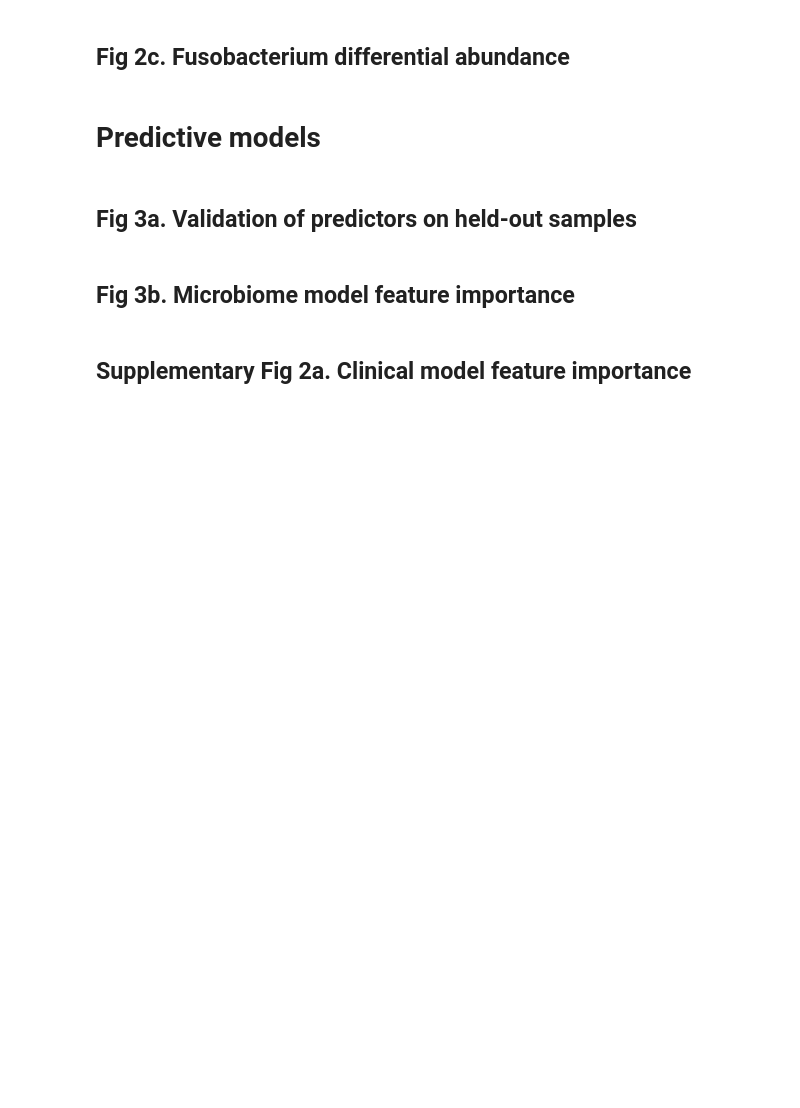
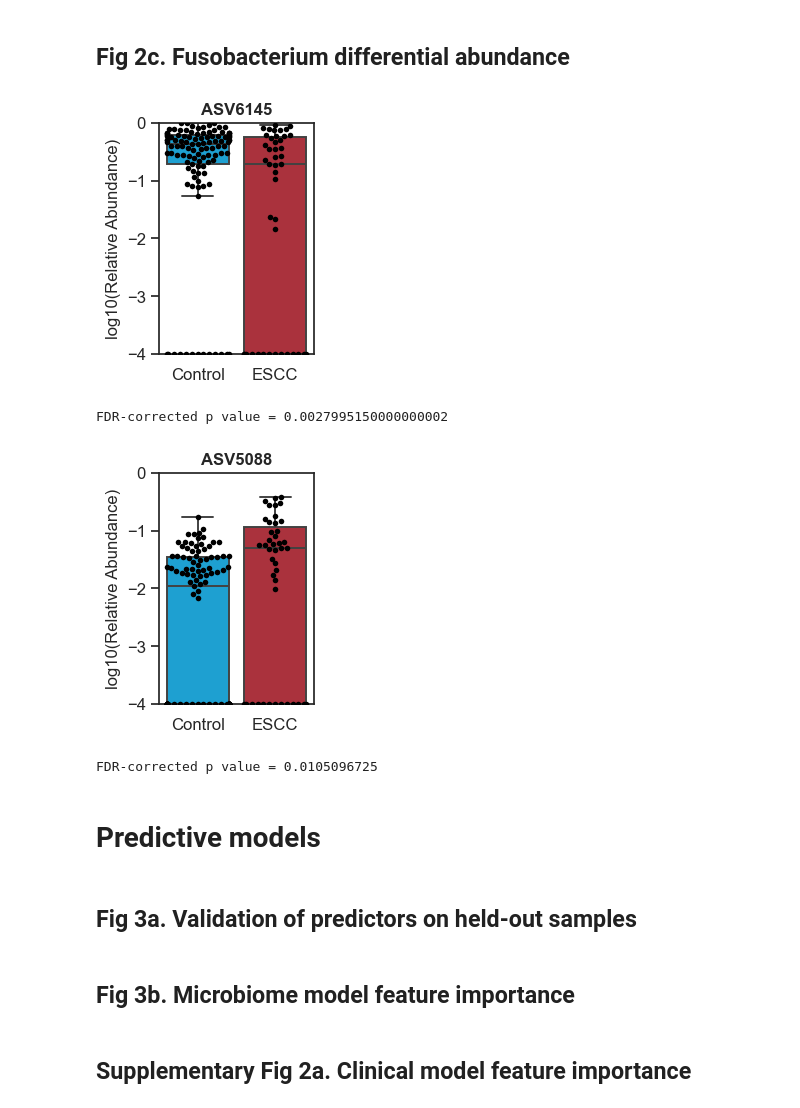
Before and after one commit to korem-lab/ESCC_microbiome_16S_analysis, a Jupyter notebook: ESCC_microbiome_16S_analysis.ipynb, the cells around one changed output. Cells and saved outputs as stored; diff of their text form; code cells hidden in the pictures; blank space fills up the shorter version.

```diff
--- a/ESCC_microbiome_16S_analysis.ipynb
+++ b/ESCC_microbiome_16S_analysis.ipynb
@@ -228,0 +271,5 @@ plt.show()
+# %%
+for result in corncob_risk_batch_adj.iterrows():
+    taxa = result[0]
+    taxa_boxplot(feature_ra,taxa)
+    print(f"FDR-corrected p value = {result[1]["fdr_corrected"]}")
@@ -229,5 +287,28 @@ plt.show()
 # %% [markdown]
 ## Fig 2c. Fusobacterium differential abundance
+# %%
+corncob_batch_fuso = pd.read_csv("corncob/corncob_results_batch_fusobacterium.csv",index_col=0)
+corncob_risk_fuso = pd.read_csv("corncob/corncob_results_risk_fusobacterium.csv",index_col=0)
+# %%
+batch_sig_fuso = corncob_batch_fuso[corncob_batch_fuso["p_fdr"] < 0.1].index # less stringent
+corncob_risk_sig_fuso = corncob_risk_fuso.loc[batch_sig_fuso].dropna(axis = 0).drop("p_fdr",axis=1)
+corncob_risk_sig_fuso["fdr_corrected"] = fdrcorrection(corncob_risk_sig_fuso["Pr(>|t|)"],alpha=0.05)[1]
+corncob_risk_batch_adj_fuso = corncob_risk_sig_fuso.loc[corncob_risk_sig_fuso["fdr_corrected"] < 0.05,:].sort_values(by='fdr_corrected')
+corncob_risk_batch_adj_fuso = corncob_risk_batch_adj_fuso.join(taxonomy[["Genus","Species"]])
+# %%
+fuso_ASVs = taxonomy[taxonomy["Genus"] == "Fusobacterium"].index.intersection(feature_ra_filtered.columns)
+fuso_table = feature_ra[fuso_ASVs]
+fuso_ra = fuso_table.div(fuso_table.sum(axis=1),axis=0)
+# %%
+for result in corncob_risk_batch_adj_fuso.iterrows():
+    taxa = result[0]
+    taxa_boxplot(fuso_ra,taxa)
+    print(f"FDR-corrected p value = {result[1]["fdr_corrected"]}")
+# %% [output]
+[figure, added]
+FDR-corrected p value = 0.0027995150000000002
+[figure, added]
+FDR-corrected p value = 0.0105096725
 # %% [markdown]
 # Predictive models
 # %% [markdown]
```
Also changed, not shown: parts of 11 cells of this notebook.
